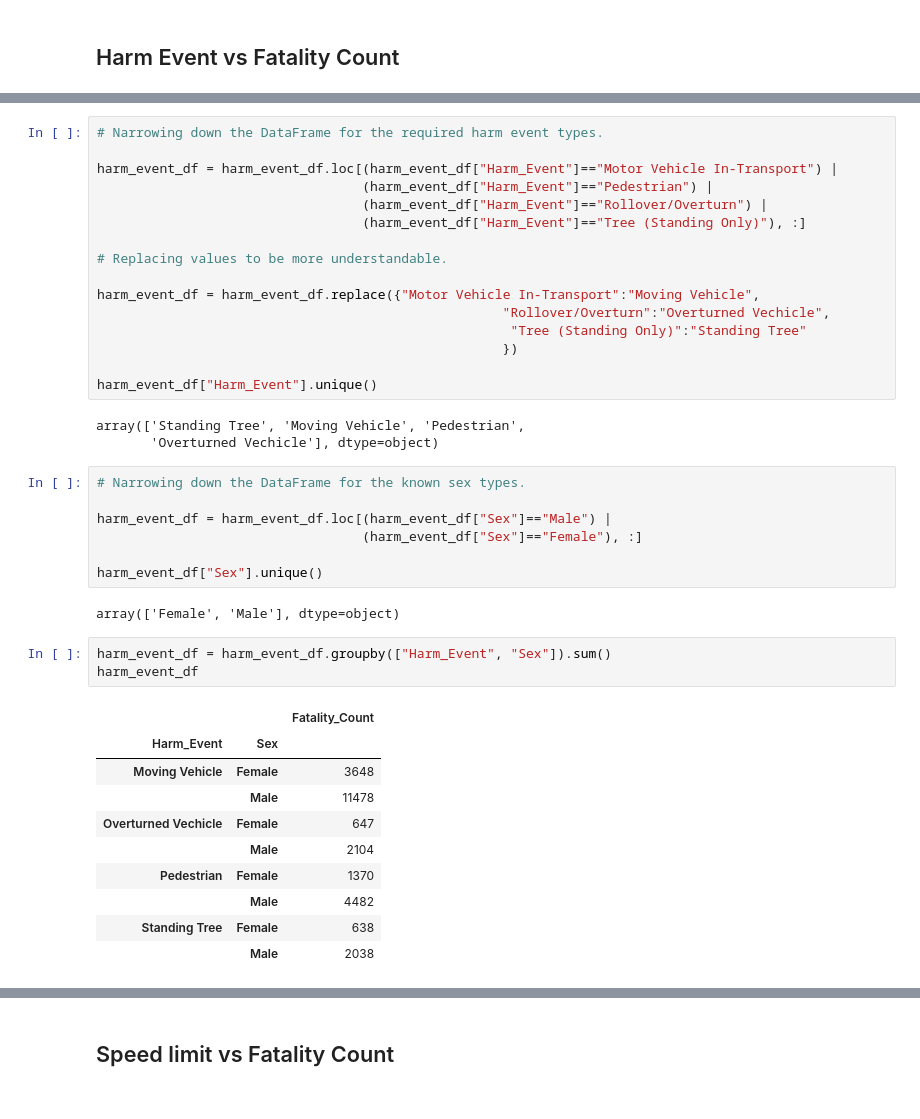
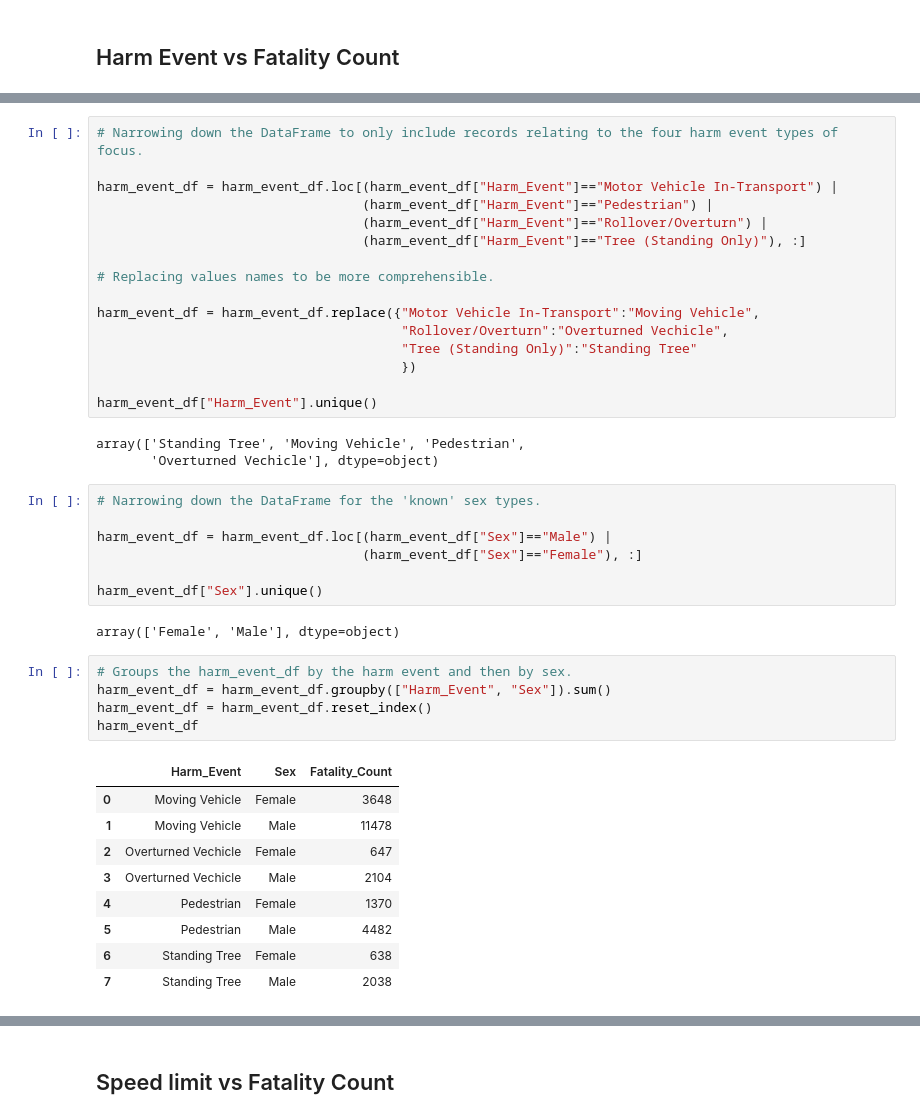
Before and after one commit to lishanisrikaran/project-1, a Jupyter notebook: road_fatalities - main.ipynb, the cells around one changed output, grey strips where cells are left out. Cells and saved outputs as stored; diff of their text form.

```diff
--- a/road_fatalities - main.ipynb
+++ b/road_fatalities - main.ipynb
@@ -173,26 +178,26 @@ Road Vehicle on Rails
 Injured In Vehicle (Non-Collision)                                                                                                           1
 Name: Harm_Event, dtype: int64
 # %%
-# Narrowing down the DataFrame for the required harm event types.
+# Narrowing down the DataFrame to only include records relating to the four harm event types of focus.
 
 harm_event_df = harm_event_df.loc[(harm_event_df["Harm_Event"]=="Motor Vehicle In-Transport") |
                                   (harm_event_df["Harm_Event"]=="Pedestrian") |
                                   (harm_event_df["Harm_Event"]=="Rollover/Overturn") |
                                   (harm_event_df["Harm_Event"]=="Tree (Standing Only)"), :]
 
-# Replacing values to be more understandable.
+# Replacing values names to be more comprehensible.
 
 harm_event_df = harm_event_df.replace({"Motor Vehicle In-Transport":"Moving Vehicle",
-                                                    "Rollover/Overturn":"Overturned Vechicle",
-                                                     "Tree (Standing Only)":"Standing Tree"
-                                                    })
+                                       "Rollover/Overturn":"Overturned Vechicle",
+                                       "Tree (Standing Only)":"Standing Tree"
+                                       })
 
 harm_event_df["Harm_Event"].unique()
 # %% [output]
 array(['Standing Tree', 'Moving Vehicle', 'Pedestrian',
        'Overturned Vechicle'], dtype=object)
 # %%
-# Narrowing down the DataFrame for the known sex types.
+# Narrowing down the DataFrame for the 'known' sex types.
 
 harm_event_df = harm_event_df.loc[(harm_event_df["Sex"]=="Male") |
                                   (harm_event_df["Sex"]=="Female"), :]
@@ -201,16 +206,17 @@ harm_event_df["Sex"].unique()
 # %% [output]
 array(['Female', 'Male'], dtype=object)
 # %%
+# Groups the harm_event_df by the harm event and then by sex.
 harm_event_df = harm_event_df.groupby(["Harm_Event", "Sex"]).sum()
+harm_event_df = harm_event_df.reset_index()
 harm_event_df
 # %% [output]
-|  |  | Fatality_Count |
-| Harm_Event | Sex |  |
-| Moving Vehicle | Female | 3648 |
-|  | Male | 11478 |
-| Overturned Vechicle | Female | 647 |
-|  | Male | 2104 |
-| Pedestrian | Female | 1370 |
-|  | Male | 4482 |
-| Standing Tree | Female | 638 |
-|  | Male | 2038 |
+|  | Harm_Event | Sex | Fatality_Count |
+| 0 | Moving Vehicle | Female | 3648 |
+| 1 | Moving Vehicle | Male | 11478 |
+| 2 | Overturned Vechicle | Female | 647 |
+| 3 | Overturned Vechicle | Male | 2104 |
+| 4 | Pedestrian | Female | 1370 |
+| 5 | Pedestrian | Male | 4482 |
+| 6 | Standing Tree | Female | 638 |
+| 7 | Standing Tree | Male | 2038 |
```
Also changed, not shown: parts of 15 cells of this notebook.
